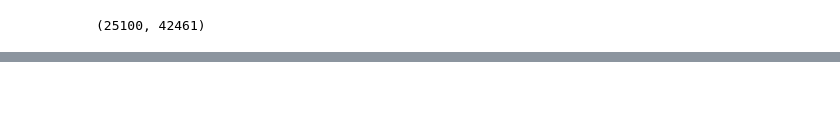
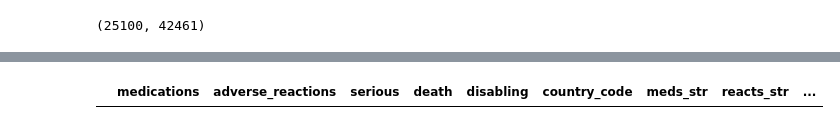
Before and after one commit to mariakesa/AstraZenecaAssignment, a Jupyter notebook: Wrangling.ipynb, the cells around one changed output, grey strips where cells are left out. Drawn from its saved outputs; the diff is of its cells as text; code cells hidden in the pictures; blank space fills up the shorter version.

```diff
--- a/Wrangling.ipynb
+++ b/Wrangling.ipynb
@@ -204,0 +280,7 @@ print(X.shape)
+# %%
+alpha_path='alpha_2_3.csv'
+alpha=pd.read_csv(alpha_path,header=0)
+  #alpha.rename(columns={'Alpha-2 code':'country_code'},inplace=True)
+  #print(death_df)
+alpha['country_code'] = alpha['country_code'].map(lambda x: x.replace('\"',''))
+alpha['Alpha-3 code'] = alpha['Alpha-3 code'].map(lambda x: x.replace('\"',''))
@@ -204,0 +307,7 @@ print(X.shape)
+# %%
+tot_df.rename(columns={'country':'country_code'},inplace=True)
+# %%
+pd.merge(tot_df.dropna(),alpha,on='country_code')
+#print(tot_df['country_code'])b
+# %% [output]
+|  | medications | adverse_reactions | serious | death | disabling | country_code | meds_str | reacts_str | ... |
```
Also changed, not shown: parts of 17 cells of this notebook, 2 other files.
